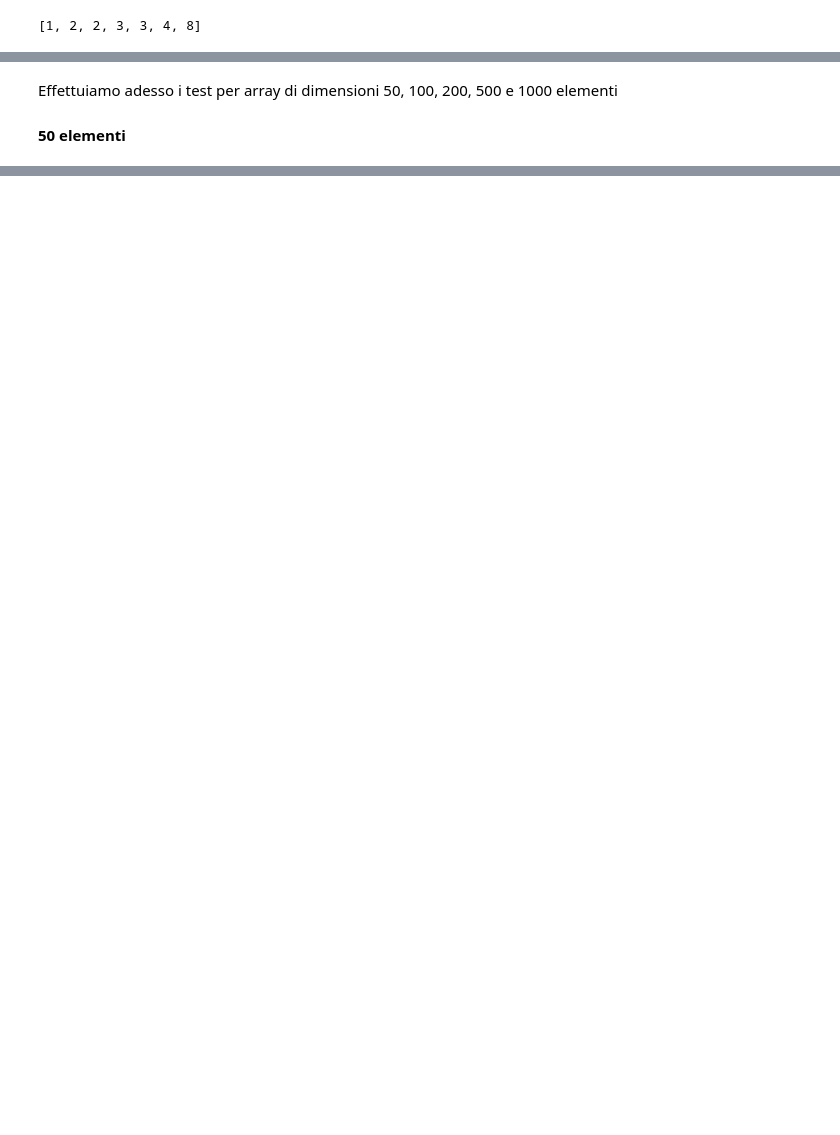
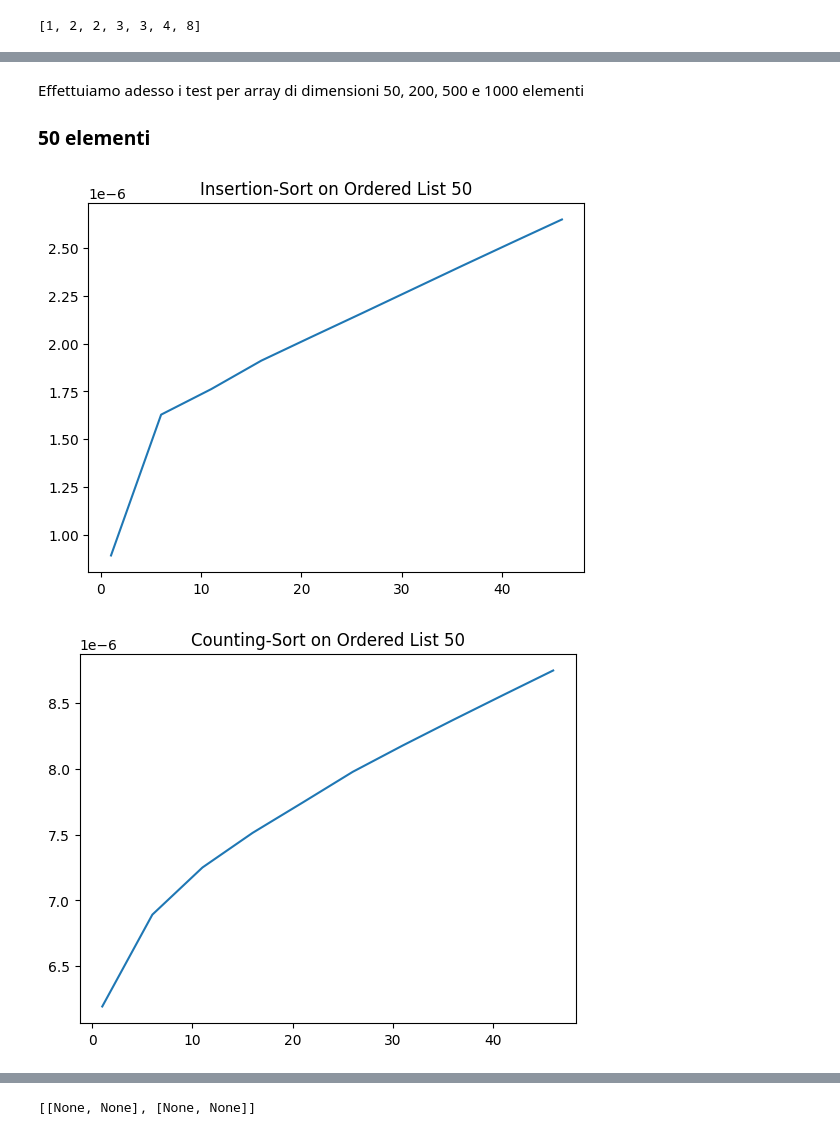
Before and after one commit to tizi2808/InsertionSortvsCountingSort, a Jupyter notebook: InsertionAndCounting.ipynb, the cells around one changed output, grey strips where cells are left out. Saved outputs shown, nothing was run; the diff lists cells and outputs as text; code cells hidden in the pictures; blank space fills up the shorter version.

```diff
--- a/InsertionAndCounting.ipynb
+++ b/InsertionAndCounting.ipynb
@@ -114,7 +114,7 @@ def plotSortGraph(algType, insertType, arrayDim, plot=True):
             end = time.perf_counter()
         else:
             start = time.perf_counter()
-            CountingSort(A)
+            sorted = CountingSort(A)
             end = time.perf_counter()
         z = y[-1] if (len(y) != 0) else 0
         y.append((end - start) / i + z)
@@ -128,6 +128,11 @@ def plotSortGraph(algType, insertType, arrayDim, plot=True):
     else:
         return x, y
 # %% [markdown]
-Effettuiamo adesso i test per array di dimensioni 50, 100, 200, 500 e 1000 elementi
+Effettuiamo adesso i test per array di dimensioni 50, 200, 500 e 1000 elementi
 
-#### 50 elementi
+### 50 elementi
+# %%
+[[plotSortGraph(i, j, 50) for i in range(2)] for j in range(2)]
+# %% [output]
+[figure, added]
+[figure, added]
@@ -133,0 +141 @@ Effettuiamo adesso i test per array di dimensioni 50, 100, 200, 500 e 1000 eleme
+[[None, None], [None, None]]
```
Also changed, not shown: parts of 13 cells of this notebook.
